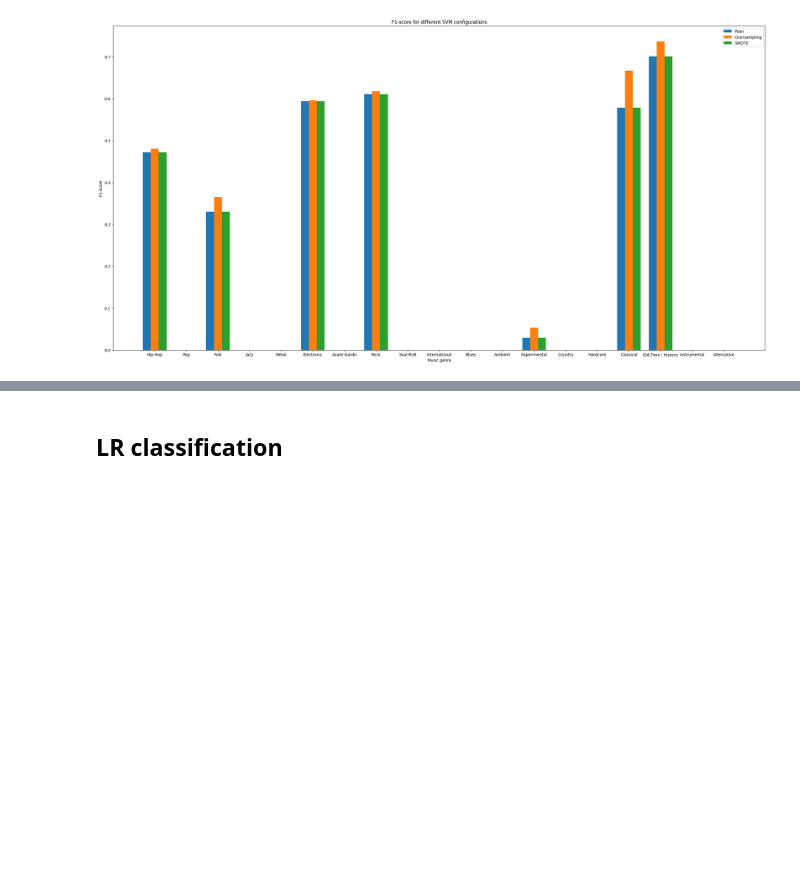
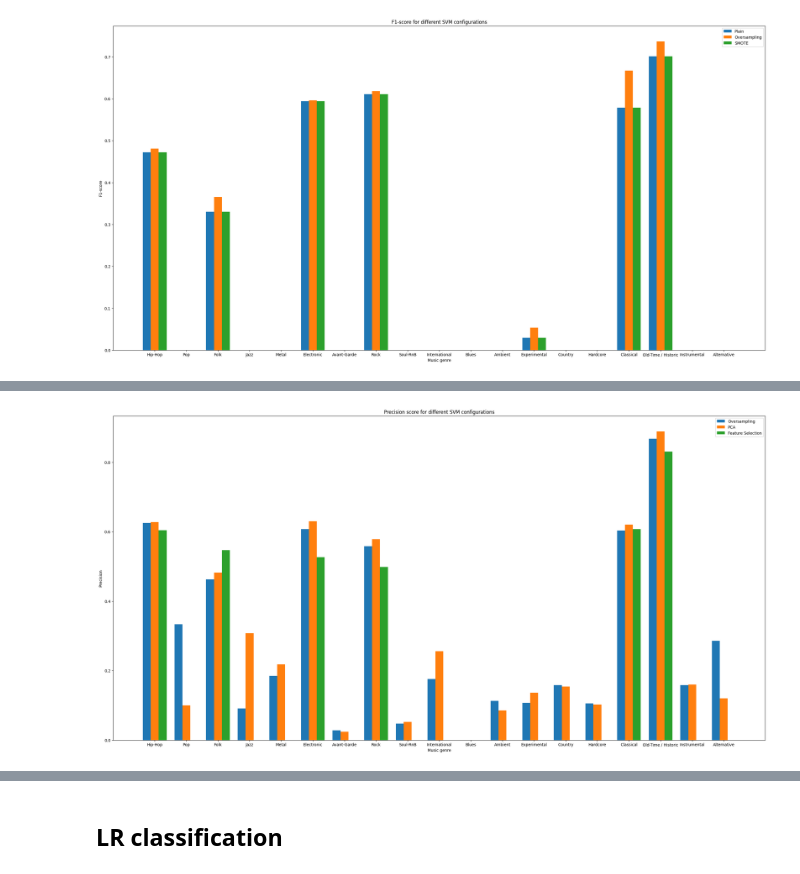
Before and after one commit to BSc-MSc-Projects/Music-Learning, a Jupyter notebook: Music_Learning.ipynb, the cells around one changed output, grey strips where cells are left out. Saved outputs shown, nothing was run; the diff lists cells and outputs as text; code cells hidden in the pictures; blank space fills up the shorter version.

Commit message:
charts on test set + confusion matrix

```diff
--- a/Music_Learning.ipynb
+++ b/Music_Learning.ipynb
@@ -76,8 +78,8 @@ This happens by chaning the default value (False) to 'True' for the desired key,
 VERSION = 1
 EXEC_PROFILE = {"Plain": False, "PCA": False, "FS": False, "SMOTE": False, "OVERS": True}
 
-header_str = "PCA,FS,SMOTE,OVERS,accuracy\n"
-baseline_str = str(EXEC_PROFILE["PCA"]) + ","+str(EXEC_PROFILE["FS"])+","+str(EXEC_PROFILE["SMOTE"])+","+str(EXEC_PROFILE["OVERS"])
+legend_validation = ["Plain", "Oversampling", "Smote"]
+legend_test = ["PCA", "Feature Selection"]
 # %% [markdown]
 # Dataset generation
 # %%
@@ -843,0 +655,33 @@ write_cm_on_file(cm=svm_cm, labels=string_labels, path="confusion_matrix_svm.csv
+# %%
+orig_labels = le.inverse_transform(labels)
+pca = PCA(n_components=overs_pca['SVM']['n_components'])
+X_train_pca = pca.fit_transform(X_train_os, y_train_os)
+X_test_pca = pca.transform(X_test)
+
+svm_clf = skl.svm.SVC(C=overs_pca['SVM']['C'], kernel='rbf').fit(X_train_pca, y_train_os)
+svm_test_preds_pca = svm_clf.predict(X_test_pca)
+
+svm_results_test_pca = compute_class_metrics(
+        predictions=le.inverse_transform(svm_test_preds_pca),
+        y_set=le.inverse_transform(y_test),
+        labels= orig_labels
+)
+
+svm_report_test_pca = svm_results_test_pca[0]
+svm_precision_test_pca = svm_results_test_pca[1]
+svm_recall_test_pca = svm_results_test_pca[2]
+svm_f1_test_pca = svm_results_test_pca[3]
+# %%
+svm_clf = skl.svm.SVC(C=overs['SVM']['C_best'], kernel='rbf').fit(X_train_fs, y_train_fs)
+svm_test_preds_fs = svm_clf.predict(X_test_fs)
+
+svm_results_test_fs = compute_class_metrics(
+        predictions=le.inverse_transform(svm_test_preds_fs),
+        y_set=le.inverse_transform(y_test_fs),
+        labels= orig_labels
+)
+
+svm_report_test_fs = svm_results_test_fs[0]
+svm_precision_test_fs = svm_results_test_fs[1]
+svm_recall_test_fs = svm_results_test_fs[2]
+svm_f1_test_fs = svm_results_test_fs[3]
@@ -843,0 +748,7 @@ write_cm_on_file(cm=svm_cm, labels=string_labels, path="confusion_matrix_svm.csv
+# %%
+three_group_bar_plot(svm_precision_test, svm_precision_test_pca, svm_precision_test_fs,
+                     le.inverse_transform(labels),
+                     "Precision score for different SVM configurations", "Music genre",
+                    "Precision", ["Oversampling"]+legend_test)
+# %% [output]
+[figure, added]
```
Also changed, not shown: parts of 91 cells of this notebook, 2 other files.
